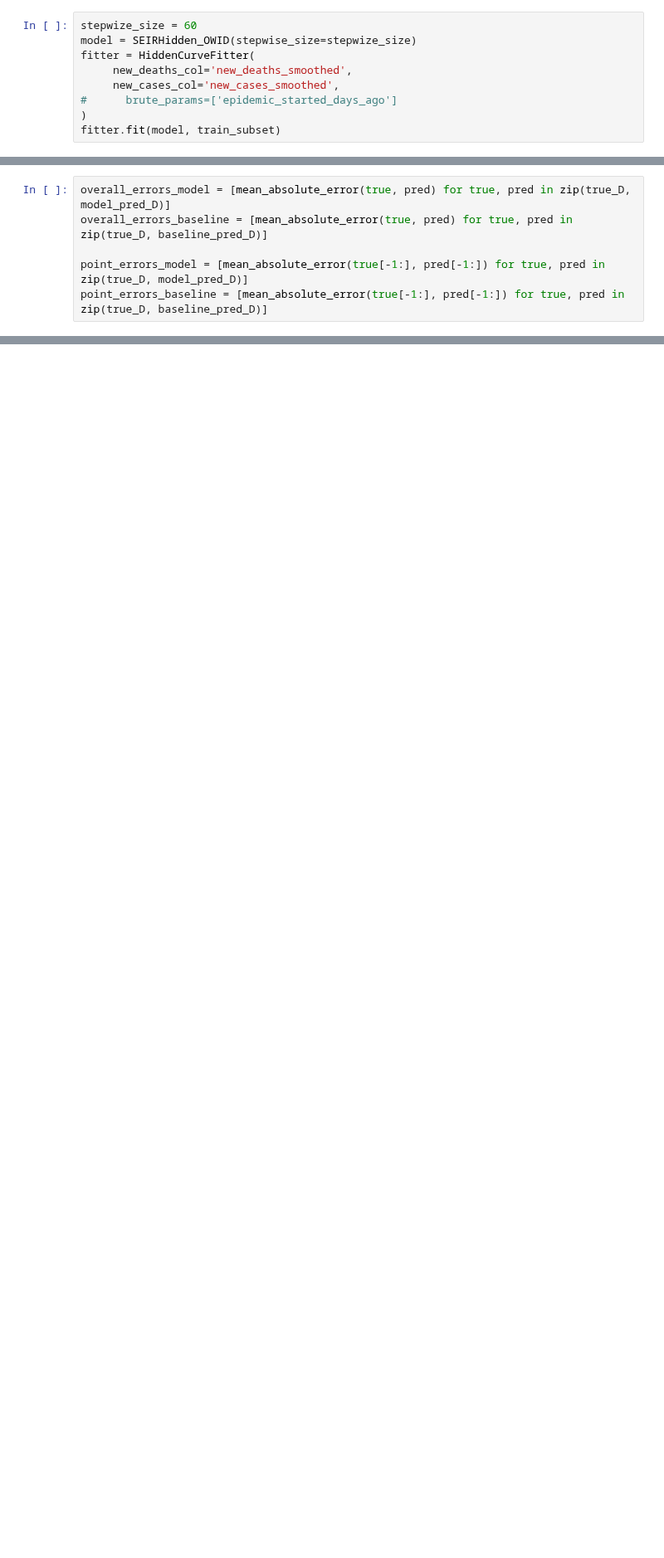
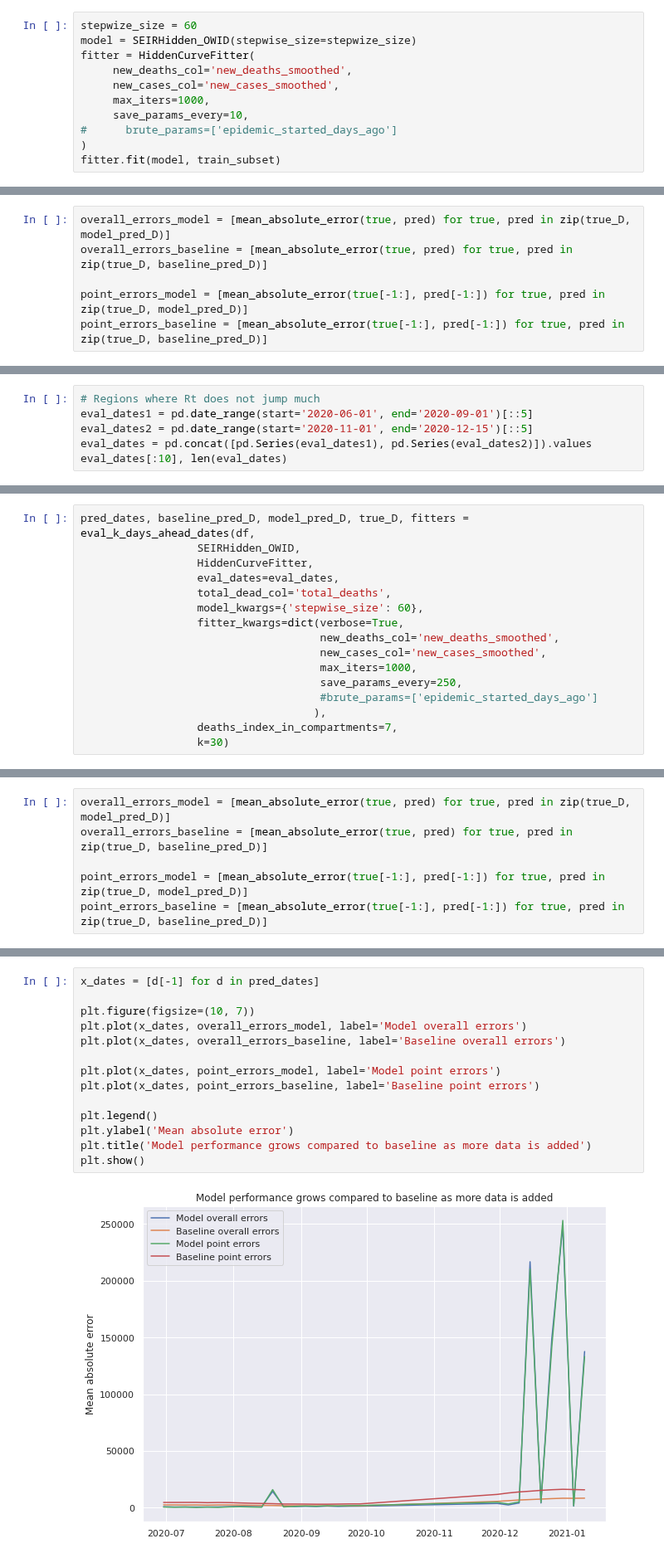
Before and after one commit to btseytlin/covid_peak_sir_modelling, a Jupyter notebook: seir_owid_hidden.ipynb, the cells around one changed output, grey strips where cells are left out. Shown at 83% size. Cells and saved outputs as stored; diff of their text form; blank space fills up the shorter version.

Commit message:
Test against fixed dates, add moscow ensemble

```diff
--- a/seir_owid_hidden.ipynb
+++ b/seir_owid_hidden.ipynb
@@ -107,6 +108,8 @@ model = SEIRHidden_OWID(stepwise_size=stepwize_size)
 fitter = HiddenCurveFitter(
      new_deaths_col='new_deaths_smoothed',
      new_cases_col='new_cases_smoothed',
+     max_iters=1000,
+     save_params_every=10,
 #      brute_params=['epidemic_started_days_ago']
 )
 fitter.fit(model, train_subset)
@@ -297,0 +428,6 @@ plt.show()
+# %%
+# Regions where Rt does not jump much
+eval_dates1 = pd.date_range(start='2020-06-01', end='2020-09-01')[::5]
+eval_dates2 = pd.date_range(start='2020-11-01', end='2020-12-15')[::5]
+eval_dates = pd.concat([pd.Series(eval_dates1), pd.Series(eval_dates2)]).values
+eval_dates[:10], len(eval_dates)
@@ -297,0 +442,16 @@ plt.show()
+# %%
+pred_dates, baseline_pred_D, model_pred_D, true_D, fitters = eval_k_days_ahead_dates(df,
+                  SEIRHidden_OWID,
+                  HiddenCurveFitter,
+                  eval_dates=eval_dates,
+                  total_dead_col='total_deaths',
+                  model_kwargs={'stepwise_size': 60},
+                  fitter_kwargs=dict(verbose=True,
+                                     new_deaths_col='new_deaths_smoothed',
+                                     new_cases_col='new_cases_smoothed',
+                                     max_iters=1000,
+                                     save_params_every=250,
+                                     #brute_params=['epidemic_started_days_ago']
+                                    ),
+                  deaths_index_in_compartments=7,
+                  k=30)
@@ -297,0 +461,6 @@ plt.show()
+# %%
+overall_errors_model = [mean_absolute_error(true, pred) for true, pred in zip(true_D, model_pred_D)]
+overall_errors_baseline = [mean_absolute_error(true, pred) for true, pred in zip(true_D, baseline_pred_D)]
+
+point_errors_model = [mean_absolute_error(true[-1:], pred[-1:]) for true, pred in zip(true_D, model_pred_D)]
+point_errors_baseline = [mean_absolute_error(true[-1:], pred[-1:]) for true, pred in zip(true_D, baseline_pred_D)]
@@ -297,0 +478,16 @@ plt.show()
+# %%
+x_dates = [d[-1] for d in pred_dates]
+
+plt.figure(figsize=(10, 7))
+plt.plot(x_dates, overall_errors_model, label='Model overall errors')
+plt.plot(x_dates, overall_errors_baseline, label='Baseline overall errors')
+
+plt.plot(x_dates, point_errors_model, label='Model point errors')
+plt.plot(x_dates, point_errors_baseline, label='Baseline point errors')
+
+plt.legend()
+plt.ylabel('Mean absolute error')
+plt.title('Model performance grows compared to baseline as more data is added')
+plt.show()
+# %% [output]
+[figure, added]
```
Also changed, not shown: parts of 27 cells of this notebook, 4 other files.
